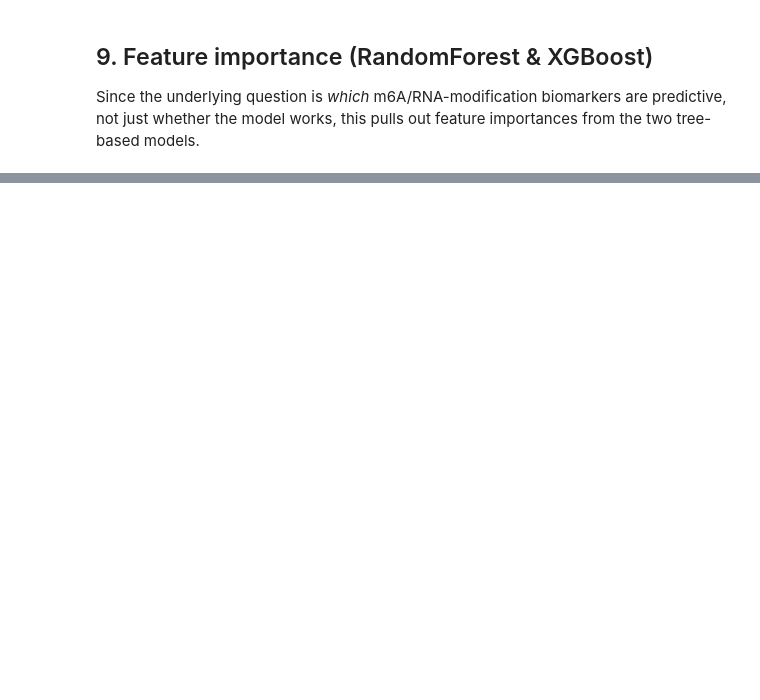
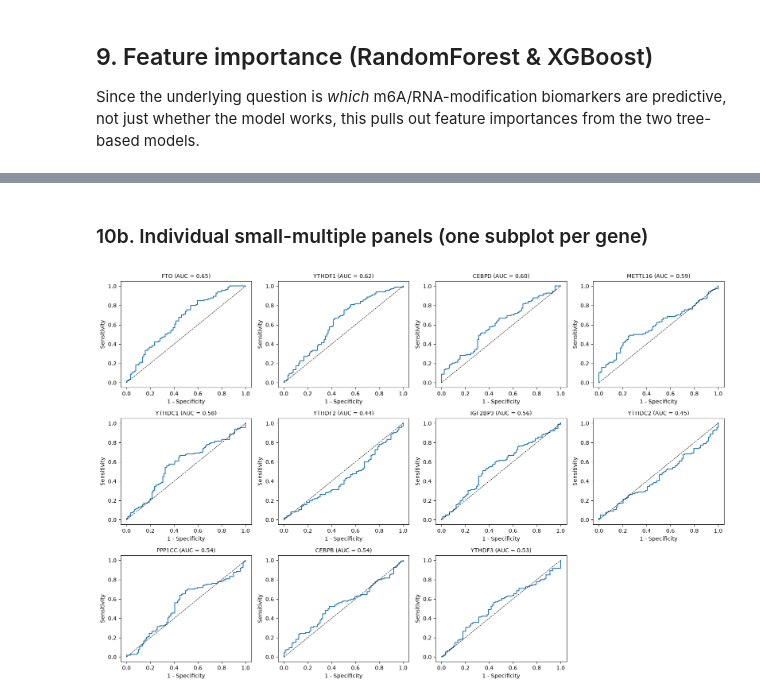
Before and after one commit to cfgcdfd05/AryanDanny_Huntington_pred_models, a Jupyter notebook: models/train-3790.ipynb, the cells around one changed output, grey strips where cells are left out. Cells and saved outputs as stored; diff of their text form; code cells hidden in the pictures; blank space fills up the shorter version.

```diff
--- a/models/train-3790.ipynb
+++ b/models/train-3790.ipynb
@@ -246,0 +400,25 @@ plt.show()
+# %% [markdown]
+### 10b. Individual small-multiple panels (one subplot per gene)
+# %%
+n_genes = len(gene_roc_data)
+n_cols = 4
+n_rows = -(-n_genes // n_cols)  # ceiling division
+
+fig, axes = plt.subplots(n_rows, n_cols, figsize=(4 * n_cols, 3.5 * n_rows))
+axes = axes.flatten() if n_genes > 1 else [axes]
+
+for ax, (gene, (fpr, tpr, gene_auc)) in zip(axes, gene_roc_data.items()):
+    ax.plot(fpr, tpr, color="tab:blue")
+    ax.plot([0, 1], [0, 1], "k--", linewidth=0.8)
+    ax.set_title(f"{gene} (AUC = {gene_auc:.2f})", fontsize=10)
+    ax.set_xlabel("1 - Specificity")
+    ax.set_ylabel("Sensitivity")
+
+# Hide any unused subplot axes
+for ax in axes[n_genes:]:
+    ax.axis("off")
+
+plt.tight_layout()
+plt.show()
+# %% [output]
+[figure, added]
```
Also changed, not shown: parts of 8 cells of this notebook.
